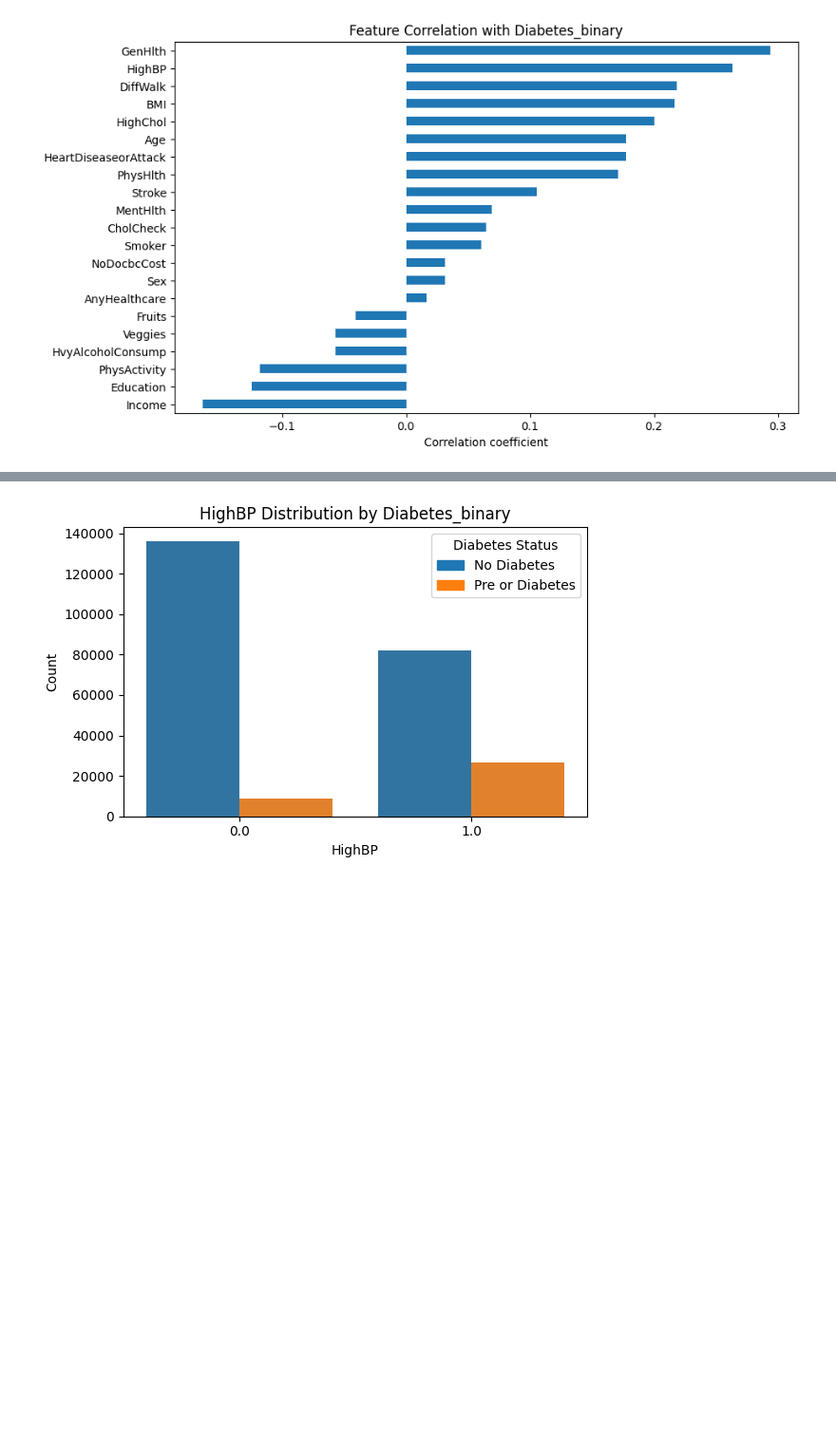
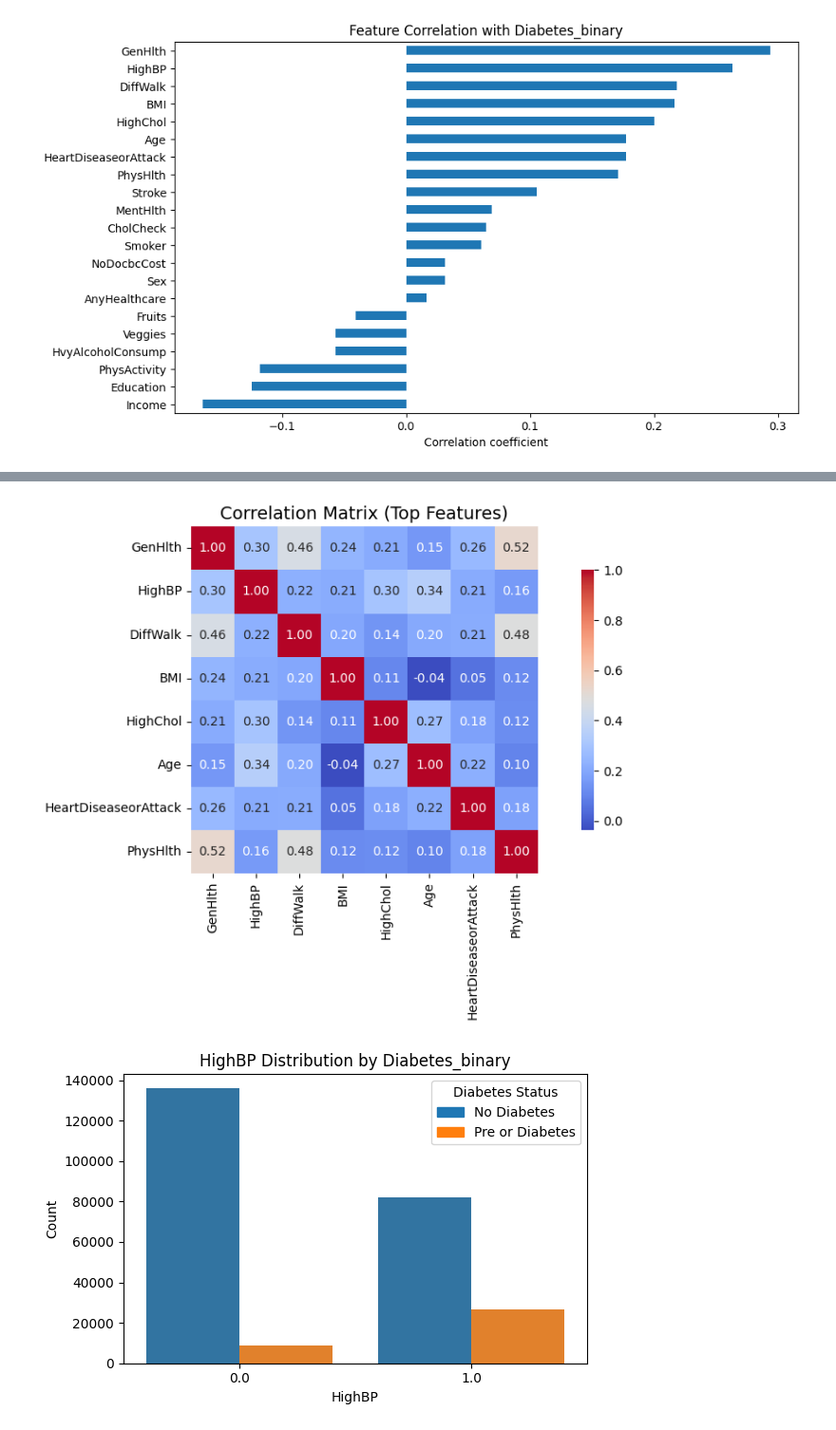
Before and after one commit to Rouxxel/thesis-bachelor, a Jupyter notebook: dataset_analysis_EDA.ipynb, the cells around one changed output, grey strips where cells are left out. Shown at 95% size. Drawn from its saved outputs; the diff is of its cells as text; code cells hidden in the pictures; blank space fills up the shorter version.

Commit message:
Add correlation matrix heatmap with top 8 features

```diff
--- a/dataset_analysis_EDA.ipynb
+++ b/dataset_analysis_EDA.ipynb
@@ -146,3 +146,19 @@ Name: Diabetes_binary, dtype: float64
+# %%
+#Select top 8 most relevant features based on correlation with Diabetes_binary
+top_features = ['GenHlth', 'HighBP', 'DiffWalk', 'BMI', 'HighChol',
+                'Age', 'HeartDiseaseorAttack', 'PhysHlth']
+
+#Filter the correlation matrix to only include top features
+filtered_corr = correlation.loc[top_features, top_features]
+
+# Correlation matrix heatmap with top 8 relevant features
+plt.figure(figsize=(10, 6))
+sns.heatmap(filtered_corr, annot=True, fmt=".2f", cmap="coolwarm", square=True, cbar_kws={"shrink": .75})
+plt.title("Correlation Matrix (Top Features)", fontsize=14)
+plt.tight_layout()
+plt.show()
+# %% [output]
+[figure, added]
 # %%
 #Countplot categorical or binary features
 continuous_features = ["Diabetes_binary",'BMI', 'MentHlth', 'PhysHlth']
```
Also changed, not shown: parts of 3 cells of this notebook, 1 other file.
